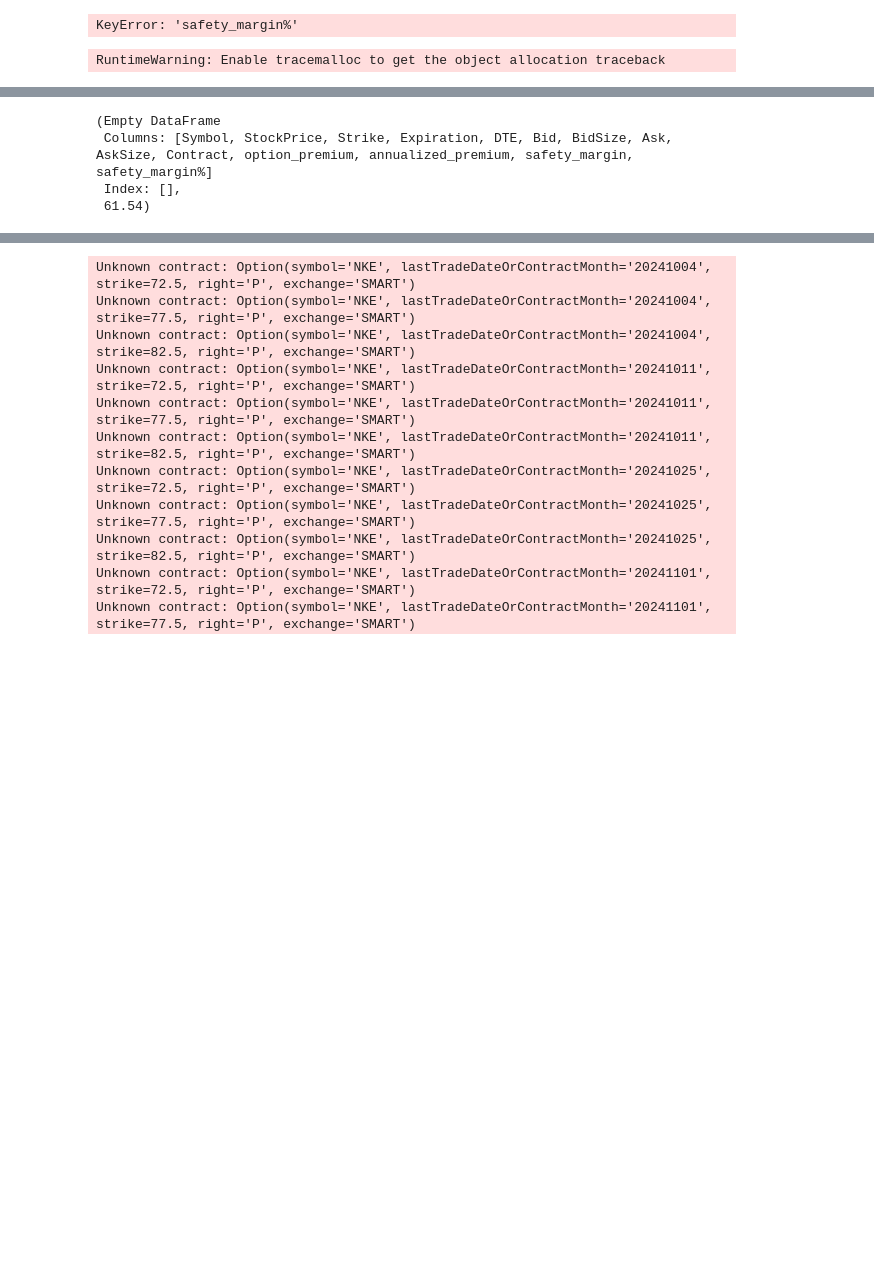
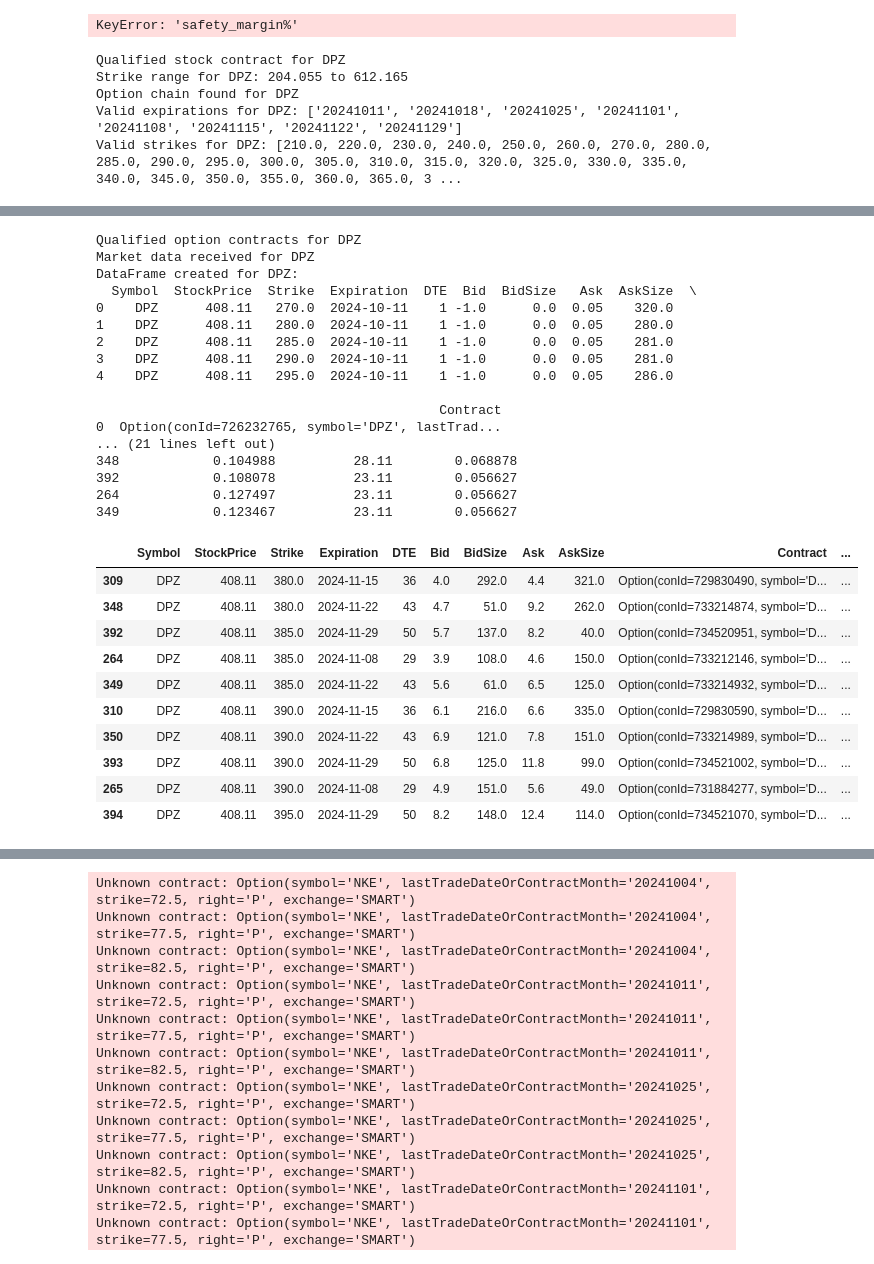
Before and after one commit to lowQuant/IB-Multi-Strategy-ATS, a Jupyter notebook: data_and_research/notebooks/options.ipynb, the cells around one changed output, grey strips where cells are left out. Cells and saved outputs as stored; diff of their text form; code cells hidden in the pictures; blank space fills up the shorter version.

```diff
--- a/data_and_research/notebooks/options.ipynb
+++ b/data_and_research/notebooks/options.ipynb
@@ -78,5 +72,5 @@ ib.reqMarketDataType(4)
 # %%
 symbols = vol_df.act_symbol.to_list()
 # %%
-options_df = uf.pea_oss(ib, symbols=symbols, max_dte=50, unfiltered=False,strike_range_percent=0.30)
+options_df = uf.pea_oss(ib, symbols=symbols, max_dte=50, unfiltered=True,strike_range_percent=0.30)
 # %% [output]
@@ -104,7 +99,7 @@ options_df
 # %%
 import asyncio
 # %%
-async def process_get_filtered_put_options(ib, symbol,min_dte=0, max_dte=60, unfiltered=False,min_safety_margin=0.05,max_safety_margin=0):
+async def process_get_filtered_put_options(ib, symbol,min_dte=0, max_dte=60, unfiltered=False,strike_range_percent = 0.25):
 
     # Get the stock contract
     stock = Stock(symbol, 'SMART', 'USD')
@@ -116,8 +111,8 @@ async def process_get_filtered_put_options(ib, symbol,min_dte=0, max_dte=60, unf
     stock_price = ticker.marketPrice() if ticker.marketPrice() is not None else ticker.close
 
     # Calculate strike range
-    lower_strike = stock_price * (1-min_safety_margin)
-    upper_strike = stock_price * (1+max_safety_margin)
+    lower_strike = stock_price * (1-strike_range_percent)
+    upper_strike = stock_price * (1+strike_range_percent)
 
     # Get option chains
     chains = await ib.reqSecDefOptParamsAsync(stock.symbol, '', stock.secType, stock.conId)
@@ -182,11 +177,11 @@ async def process_get_filtered_put_options(ib, symbol,min_dte=0, max_dte=60, unf
 
     return options_df.head(10), stock_price
 
-async def get_filtered_put_options(ib, symbols,min_dte = 0,max_dte = 60, unfiltered=False,min_safety_margin=0.05,max_safety_margin=0):
+async def get_filtered_put_options(ib, symbols,min_dte = 0,max_dte = 60, unfiltered=False,strike_range_percent=0.25):
     if not isinstance(symbols, list):
         symbols = [symbols]
 
-    tasks = [process_get_filtered_put_options(ib, symbol, min_dte, max_dte, unfiltered,min_safety_margin,max_safety_margin) for symbol in symbols]
+    tasks = [process_get_filtered_put_options(ib, symbol, min_dte, max_dte, unfiltered,strike_range_percent) for symbol in symbols]
     results = await asyncio.gather(*tasks)
 
     all_options = []
@@ -231,7 +243,7 @@ df.sort_values('safety_margin%', ascending=False)
 # %% [output]
 KeyError: 'safety_margin%'
 # %%
-async def debug_process_get_filtered_put_options(ib, symbol, min_dte=0, max_dte=60, unfiltered=False, min_safety_margin=0.05, max_safety_margin=0):
+async def debug_process_get_filtered_put_options(ib, symbol, min_dte=0, max_dte=60, unfiltered=False, min_safety_margin=0.5, max_safety_margin=0.5):
     # Get the stock contract
     stock = Stock(symbol, 'SMART', 'USD')
     await ib.qualifyContractsAsync(stock)
@@ -300,7 +312,7 @@ async def debug_process_get_filtered_put_options(ib, symbol, min_dte=0, max_dte=
     df = pd.DataFrame(data)
     if df.empty:
         print(f"No valid options data for {symbol}")
-        return None, None
+        return None
     print(f"DataFrame created for {symbol}:\n{df.head()}")
 
     df = df.sort_values(['Expiration', 'Strike'])
@@ -315,9 +327,13 @@ async def debug_process_get_filtered_put_options(ib, symbol, min_dte=0, max_dte=
     options_df = options_df.sort_values('safety_margin%', ascending=False)
     print(f"Filtered options DataFrame for {symbol}:\n{options_df.head()}")
 
-    return options_df.head(10), stock_price
+    return options_df.head(10)
 
-df = await debug_process_get_filtered_put_options(ib, symbols[0])
+df = await debug_process_get_filtered_put_options(ib, symbols[4])
 df
 # %% [output]
-RuntimeWarning: Enable tracemalloc to get the object allocation traceback
+Qualified stock contract for DPZ
+Strike range for DPZ: 204.055 to 612.165
+Option chain found for DPZ
+Valid expirations for DPZ: ['20241011', '20241018', '20241025', '20241101', '20241108', '20241115', '20241122', '20241129']
+Valid strikes for DPZ: [210.0, 220.0, 230.0, 240.0, 250.0, 260.0, 270.0, 280.0, 285.0, 290.0, 295.0, 300.0, 305.0, 310.0, 315.0, 320.0, 325.0, 330.0, 335.0, 340.0, 345.0, 350.0, 355.0, 360.0, 365.0, 3 ...
@@ -343,7 +357,31 @@ Index: []
-(Empty DataFrame
- Columns: [Symbol, StockPrice, Strike, Expiration, DTE, Bid, BidSize, Ask, AskSize, Contract, option_premium, annualized_premium, safety_margin, safety_margin%]
- Index: [],
- 61.54)
+Qualified option contracts for DPZ
+Market data received for DPZ
+DataFrame created for DPZ:
+  Symbol  StockPrice  Strike  Expiration  DTE  Bid  BidSize   Ask  AskSize  \
+0    DPZ      408.11   270.0  2024-10-11    1 -1.0      0.0  0.05    320.0
+1    DPZ      408.11   280.0  2024-10-11    1 -1.0      0.0  0.05    280.0
+2    DPZ      408.11   285.0  2024-10-11    1 -1.0      0.0  0.05    281.0
+3    DPZ      408.11   290.0  2024-10-11    1 -1.0      0.0  0.05    281.0
+4    DPZ      408.11   295.0  2024-10-11    1 -1.0      0.0  0.05    286.0
+
+                                            Contract
+0  Option(conId=726232765, symbol='DPZ', lastTrad...
+... (21 lines left out)
+348            0.104988          28.11        0.068878
+392            0.108078          23.11        0.056627
+264            0.127497          23.11        0.056627
+349            0.123467          23.11        0.056627
+|  | Symbol | StockPrice | Strike | Expiration | DTE | Bid | BidSize | Ask | AskSize | Contract | ... |
+| 309 | DPZ | 408.11 | 380.0 | 2024-11-15 | 36 | 4.0 | 292.0 | 4.4 | 321.0 | Option(conId=729830490, symbol='D... | ... |
+| 348 | DPZ | 408.11 | 380.0 | 2024-11-22 | 43 | 4.7 | 51.0 | 9.2 | 262.0 | Option(conId=733214874, symbol='D... | ... |
+| 392 | DPZ | 408.11 | 385.0 | 2024-11-29 | 50 | 5.7 | 137.0 | 8.2 | 40.0 | Option(conId=734520951, symbol='D... | ... |
+| 264 | DPZ | 408.11 | 385.0 | 2024-11-08 | 29 | 3.9 | 108.0 | 4.6 | 150.0 | Option(conId=733212146, symbol='D... | ... |
+| 349 | DPZ | 408.11 | 385.0 | 2024-11-22 | 43 | 5.6 | 61.0 | 6.5 | 125.0 | Option(conId=733214932, symbol='D... | ... |
+| 310 | DPZ | 408.11 | 390.0 | 2024-11-15 | 36 | 6.1 | 216.0 | 6.6 | 335.0 | Option(conId=729830590, symbol='D... | ... |
+| 350 | DPZ | 408.11 | 390.0 | 2024-11-22 | 43 | 6.9 | 121.0 | 7.8 | 151.0 | Option(conId=733214989, symbol='D... | ... |
+| 393 | DPZ | 408.11 | 390.0 | 2024-11-29 | 50 | 6.8 | 125.0 | 11.8 | 99.0 | Option(conId=734521002, symbol='D... | ... |
+| 265 | DPZ | 408.11 | 390.0 | 2024-11-08 | 29 | 4.9 | 151.0 | 5.6 | 49.0 | Option(conId=731884277, symbol='D... | ... |
+| 394 | DPZ | 408.11 | 395.0 | 2024-11-29 | 50 | 8.2 | 148.0 | 12.4 | 114.0 | Option(conId=734521070, symbol='D... | ... |
 # %%
 df
 # %% [output]
```
Also changed, not shown: parts of 18 cells of this notebook.
